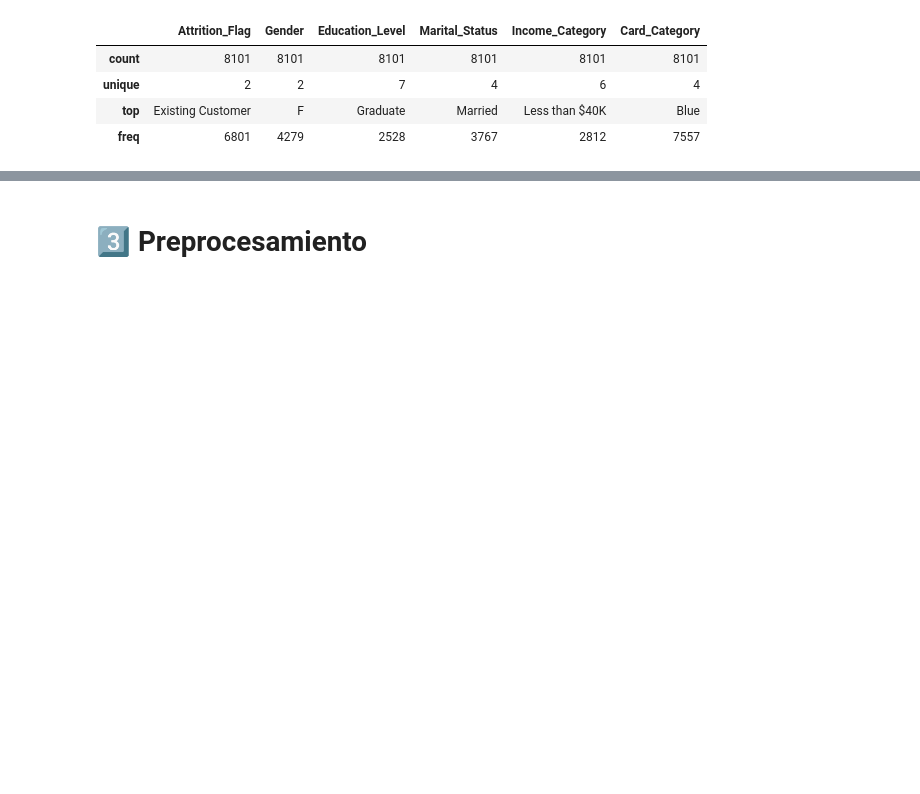
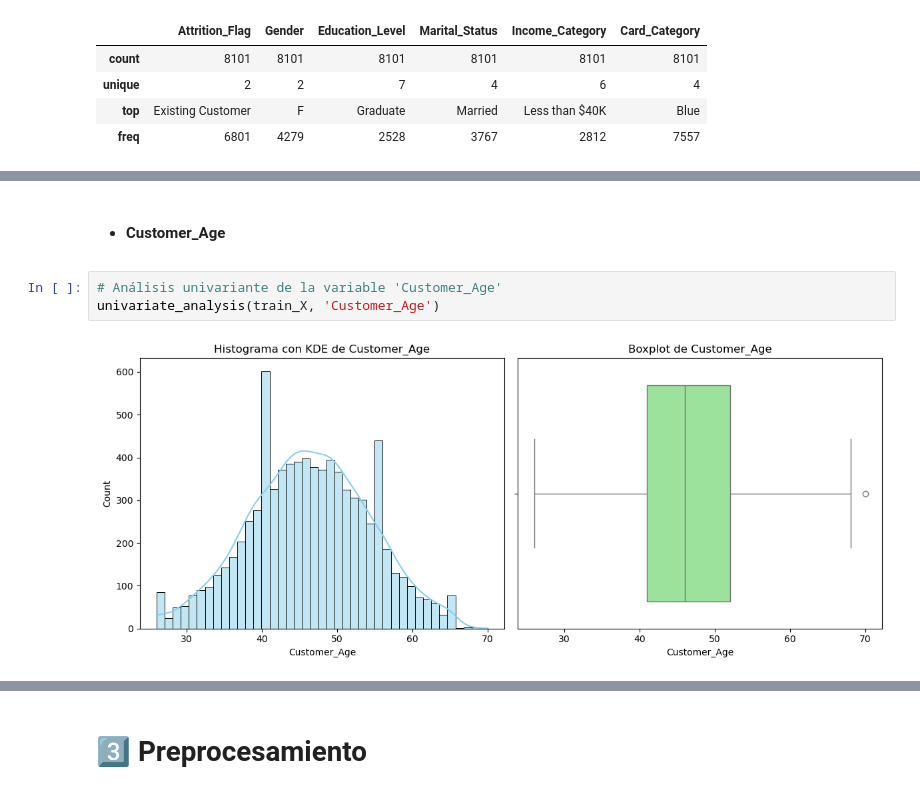
Before and after one commit to bxrjamt/Bank_Customer_Churn, a Jupyter notebook: notebooks/customer_retention_analysis.ipynb, the cells around one changed output, grey strips where cells are left out. Cells and saved outputs as stored; diff of their text form; blank space fills up the shorter version.

```diff
--- a/notebooks/customer_retention_analysis.ipynb
+++ b/notebooks/customer_retention_analysis.ipynb
@@ -347,0 +212,7 @@ Passing `palette` without assigning `hue` is deprecated and will be removed in v
+# %% [markdown]
+- #### **Customer_Age**
+# %%
+# Análisis univariante de la variable 'Customer_Age'
+univariate_analysis(train_X, 'Customer_Age')
+# %% [output]
+[figure, added]
```
Also changed, not shown: parts of 273 cells of this notebook, 11 other files.
